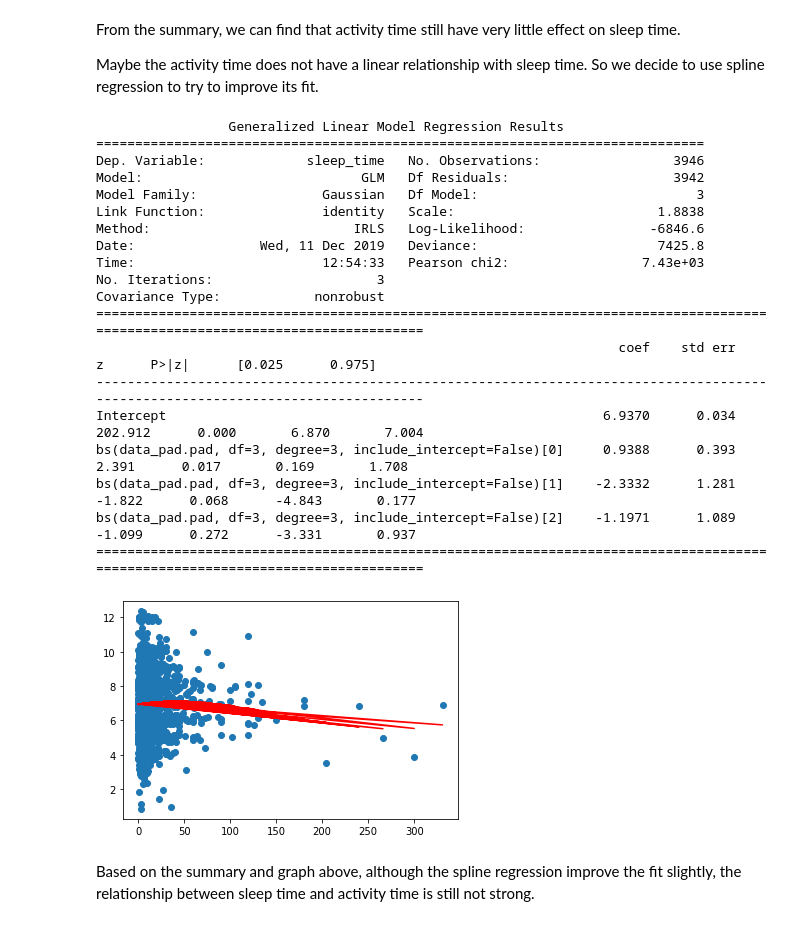
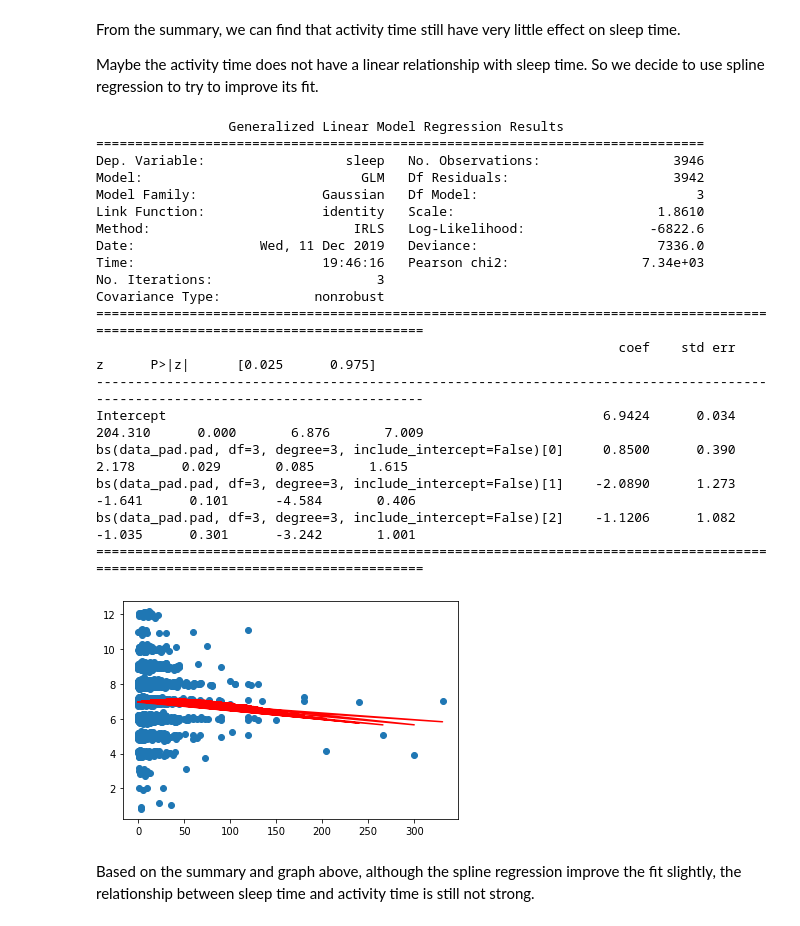
Before and after one commit to xinyangqi/506-group-12-project-, a Jupyter notebook: 506 group project.ipynb, the cells around one changed output. Saved outputs shown, nothing was run; the diff lists cells and outputs as text; code cells hidden in the pictures.

```diff
--- a/506 group project.ipynb
+++ b/506 group project.ipynb
@@ -212,9 +178,9 @@ data_pad = data_pad.dropna()
 data_pad = data_pad.groupby('SEQN').mean()
 data_pad['pad']=data_pad['PADTIMES']*data_pad['PADDURAT']/60
 data_pad = data_pad.drop(['PADTIMES','PADDURAT'],axis=1)
-data_pad.columns = ['sleep_time','pad']
+data_pad.columns = ['sleep','pad']
 # %%
-eps = np.random.normal(0,0.2,size = data_pad.shape[0])
+eps = np.random.normal(0,0.1,size = data_pad.shape[0])
 # %%
-data_pad['sleep_time']=data_pad['sleep_time']+eps
+data_pad['sleep']=data_pad['sleep']+eps
 # %%
@@ -254,34 +220,34 @@ Maybe the activity time does not have a linear relationship with sleep time. So
 transformed_x1 = dmatrix("bs(data_pad.pad, df=3, degree = 3, include_intercept=False)",
                         {"data_pad.pad": data_pad.pad}, return_type='dataframe')
 # %%
-mod7 = sm.GLM(data_pad.sleep_time, transformed_x1).fit()
+mod7 = sm.GLM(data_pad.sleep, transformed_x1).fit()
 print(mod7.summary())
 # %% [output]
                  Generalized Linear Model Regression Results
 ==============================================================================
-Dep. Variable:             sleep_time   No. Observations:                 3946
+Dep. Variable:                  sleep   No. Observations:                 3946
 Model:                            GLM   Df Residuals:                     3942
 Model Family:                Gaussian   Df Model:                            3
-Link Function:               identity   Scale:                          1.8838
-Method:                          IRLS   Log-Likelihood:                -6846.6
-Date:                Wed, 11 Dec 2019   Deviance:                       7425.8
-Time:                        12:54:33   Pearson chi2:                 7.43e+03
+Link Function:               identity   Scale:                          1.8610
+Method:                          IRLS   Log-Likelihood:                -6822.6
+Date:                Wed, 11 Dec 2019   Deviance:                       7336.0
+Time:                        19:46:16   Pearson chi2:                 7.34e+03
 No. Iterations:                     3
 Covariance Type:            nonrobust
 ================================================================================================================================
                                                                    coef    std err          z      P>|z|      [0.025      0.975]
 --------------------------------------------------------------------------------------------------------------------------------
-Intercept                                                        6.9370      0.034    202.912      0.000       6.870       7.004
-bs(data_pad.pad, df=3, degree=3, include_intercept=False)[0]     0.9388      0.393      2.391      0.017       0.169       1.708
-bs(data_pad.pad, df=3, degree=3, include_intercept=False)[1]    -2.3332      1.281     -1.822      0.068      -4.843       0.177
-bs(data_pad.pad, df=3, degree=3, include_intercept=False)[2]    -1.1971      1.089     -1.099      0.272      -3.331       0.937
+Intercept                                                        6.9424      0.034    204.310      0.000       6.876       7.009
+bs(data_pad.pad, df=3, degree=3, include_intercept=False)[0]     0.8500      0.390      2.178      0.029       0.085       1.615
+bs(data_pad.pad, df=3, degree=3, include_intercept=False)[1]    -2.0890      1.273     -1.641      0.101      -4.584       0.406
+bs(data_pad.pad, df=3, degree=3, include_intercept=False)[2]    -1.1206      1.082     -1.035      0.301      -3.242       1.001
 ================================================================================================================================
 # %%
-plt.scatter(data_pad.pad,data_pad.sleep_time)
+plt.scatter(data_pad.pad,data_pad.sleep)
 plt.plot(data_pad.pad,mod7.predict(),color = 'red')
 plt.show()
 # %% [output]
-[figure, old version]
+[figure, new version]
 # %% [markdown]
 Based on the summary and graph above, although the spline regression improve the fit slightly, the relationship between sleep time and activity time is still not strong.
 # %% [markdown]
```
Also changed, not shown: parts of 12 cells of this notebook.
